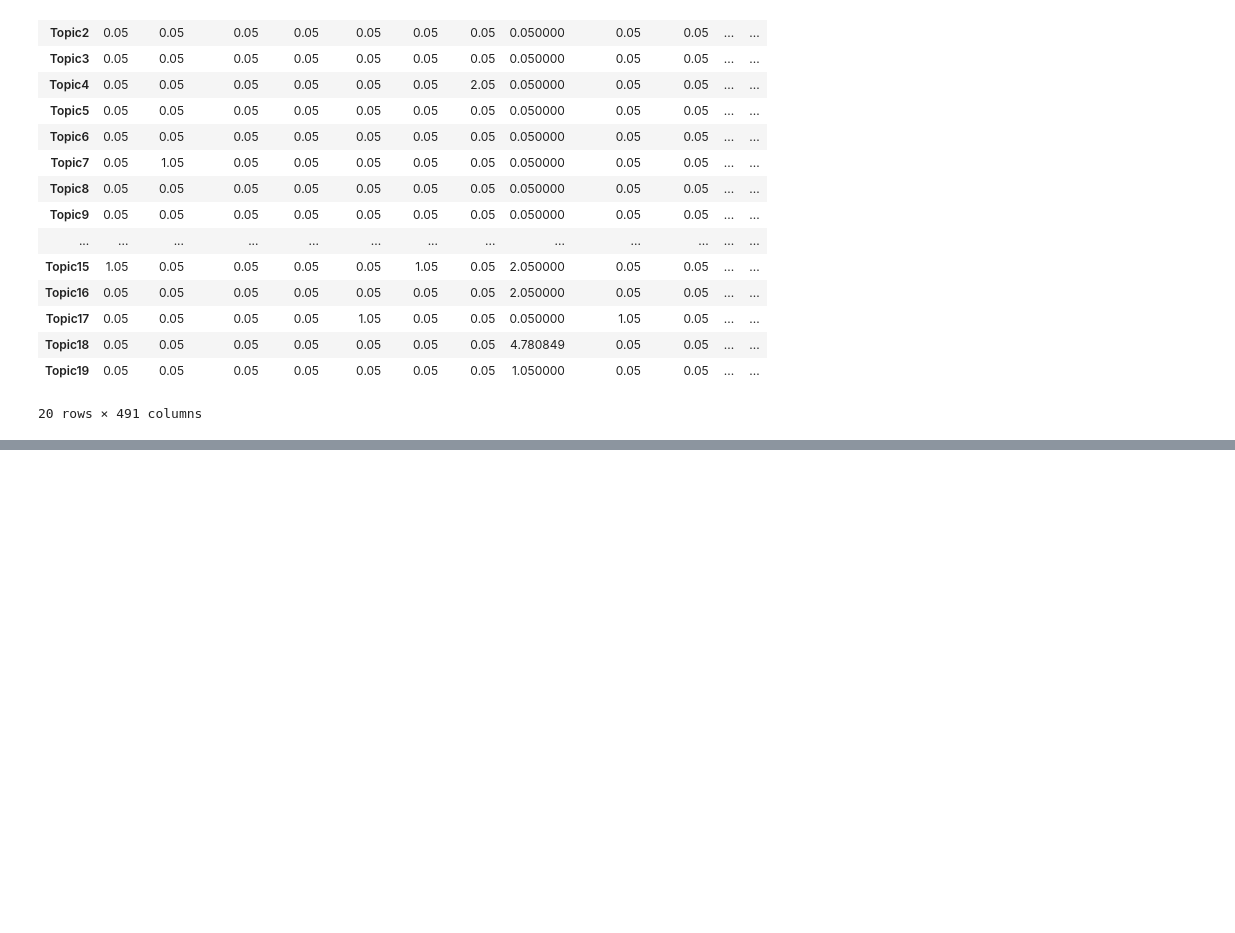
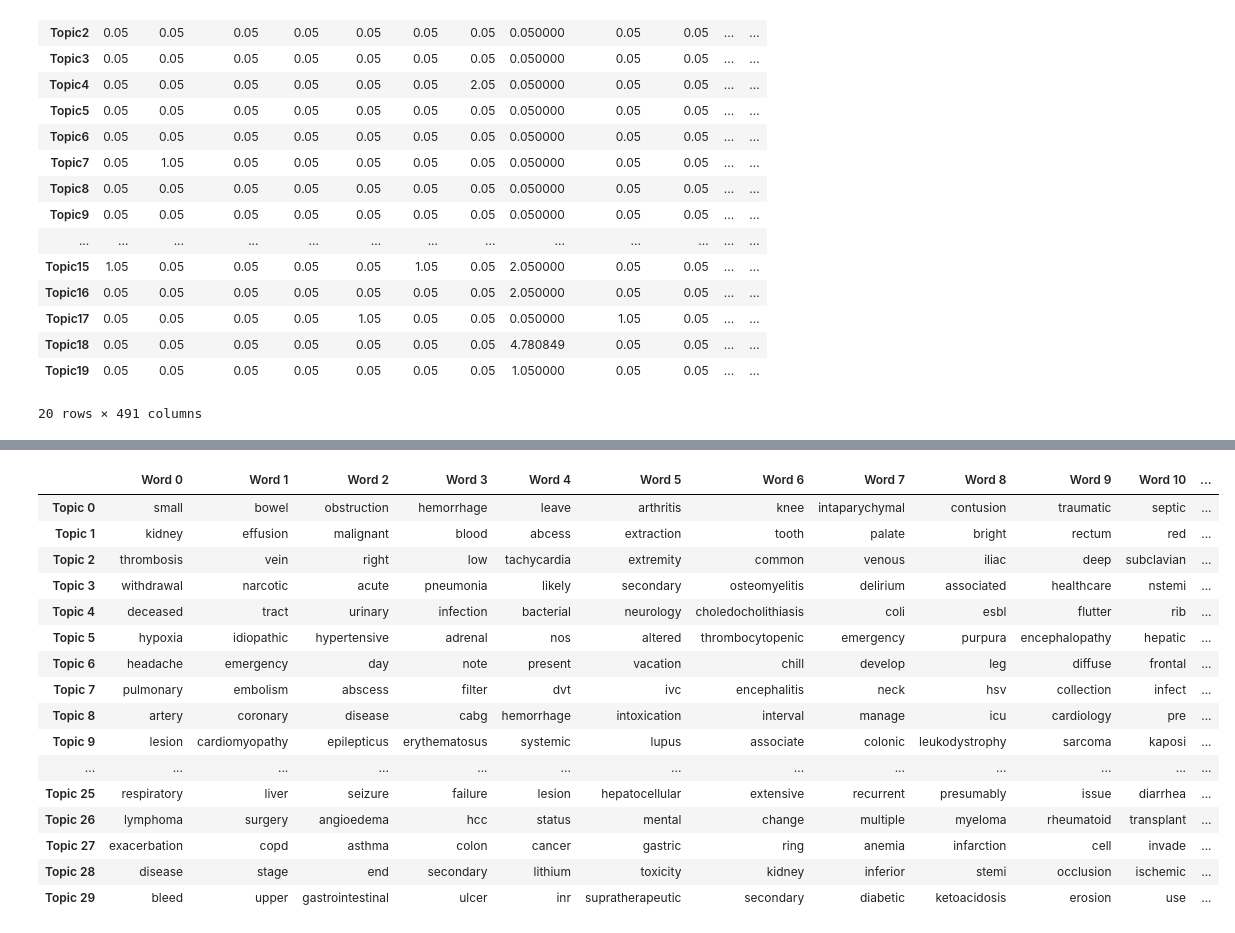
Before and after one commit to sindhri/topic_modeling, a Jupyter notebook: topic_modeling_grid.ipynb, the cells around one changed output, grey strips where cells are left out. Drawn from its saved outputs; the diff is of its cells as text; code cells hidden in the pictures; blank space fills up the shorter version.

Commit message:
n_component = 30, add_topic_keywords_to_df

```diff
--- a/topic_modeling_grid.ipynb
+++ b/topic_modeling_grid.ipynb
@@ -1632,0 +1652,3 @@ print(prob_scores)
+# %%
+stop_words = default_stop_words().union(['diagnosis','patient','medicine'])
+data_vectorized, vectorizer = get_data_vectorized(df['label_candidate'],stop_words=stop_words)
@@ -1632,0 +1657,11 @@ print(prob_scores)
+# %%
+search_params = {'n_components': [30],
+                 'learning_decay': [.5, .6, .7, .8, .9],
+                'batch_size': [64],
+                'learning_offset': [5,10],
+                'max_iter': [10],
+                'max_doc_update_iter': [100]}
+lda = LatentDirichletAllocation()
+model = GridSearchCV(lda, param_grid=search_params)
+model.fit(data_vectorized)
+best_lda_model = model.best_estimator_
@@ -1632,0 +1678,6 @@ print(prob_scores)
+# %%
+lc_30_lda_output = dict()
+lc_30_lda_output['best_lda_model'] = best_lda_model
+lc_30_lda_output['model'] = model
+lc_30_lda_output['data_vectorized'] = data_vectorized
+lc_30_lda_output['vectorizer'] = vectorizer
@@ -1632,0 +1706,3 @@ print(prob_scores)
+# %%
+lc_30_lda_metrics = evalute_lda(lc_30_lda_output)
+lc_30_lda_metrics['df_document_topic_top']
@@ -1632,0 +1746,20 @@ print(prob_scores)
+# %%
+lc_30_lda_metrics['df_topic_keywords']
+# %% [output]
+|  | Word 0 | Word 1 | Word 2 | Word 3 | Word 4 | Word 5 | Word 6 | Word 7 | Word 8 | Word 9 | Word 10 | ... |
+| Topic 0 | small | bowel | obstruction | hemorrhage | leave | arthritis | knee | intaparychymal | contusion | traumatic | septic | ... |
+| Topic 1 | kidney | effusion | malignant | blood | abcess | extraction | tooth | palate | bright | rectum | red | ... |
+| Topic 2 | thrombosis | vein | right | low | tachycardia | extremity | common | venous | iliac | deep | subclavian | ... |
+| Topic 3 | withdrawal | narcotic | acute | pneumonia | likely | secondary | osteomyelitis | delirium | associated | healthcare | nstemi | ... |
+| Topic 4 | deceased | tract | urinary | infection | bacterial | neurology | choledocholithiasis | coli | esbl | flutter | rib | ... |
+| Topic 5 | hypoxia | idiopathic | hypertensive | adrenal | nos | altered | thrombocytopenic | emergency | purpura | encephalopathy | hepatic | ... |
+| Topic 6 | headache | emergency | day | note | present | vacation | chill | develop | leg | diffuse | frontal | ... |
+| Topic 7 | pulmonary | embolism | abscess | filter | dvt | ivc | encephalitis | neck | hsv | collection | infect | ... |
+| Topic 8 | artery | coronary | disease | cabg | hemorrhage | intoxication | interval | manage | icu | cardiology | pre | ... |
+| Topic 9 | lesion | cardiomyopathy | epilepticus | erythematosus | systemic | lupus | associate | colonic | leukodystrophy | sarcoma | kaposi | ... |
+| ... | ... | ... | ... | ... | ... | ... | ... | ... | ... | ... | ... | ... |
+| Topic 25 | respiratory | liver | seizure | failure | lesion | hepatocellular | extensive | recurrent | presumably | issue | diarrhea | ... |
+| Topic 26 | lymphoma | surgery | angioedema | hcc | status | mental | change | multiple | myeloma | rheumatoid | transplant | ... |
+| Topic 27 | exacerbation | copd | asthma | colon | cancer | gastric | ring | anemia | infarction | cell | invade | ... |
+| Topic 28 | disease | stage | end | secondary | lithium | toxicity | kidney | inferior | stemi | occlusion | ischemic | ... |
+| Topic 29 | bleed | upper | gastrointestinal | ulcer | inr | supratherapeutic | secondary | diabetic | ketoacidosis | erosion | use | ... |
```
Also changed, not shown: parts of 17 cells of this notebook.
